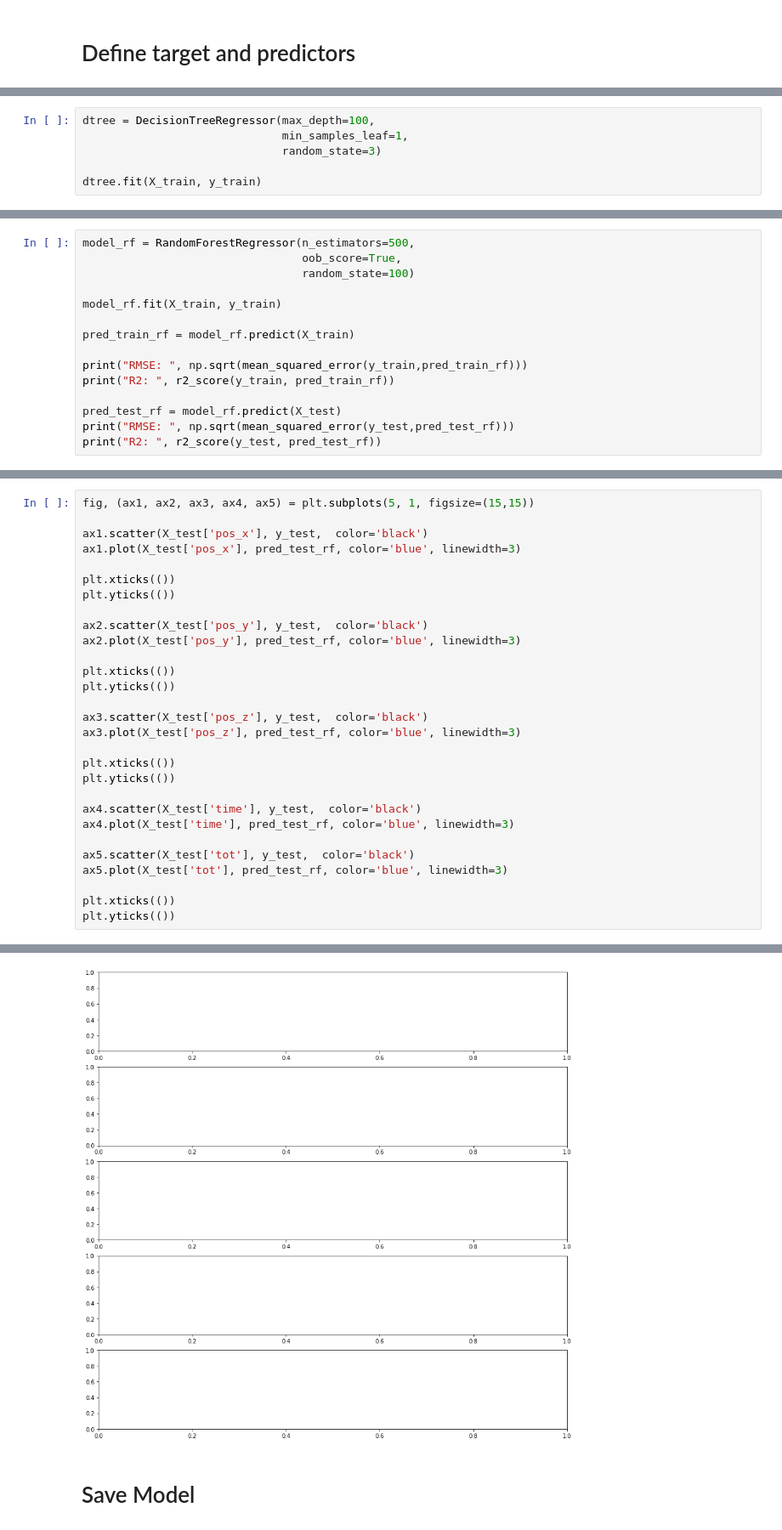
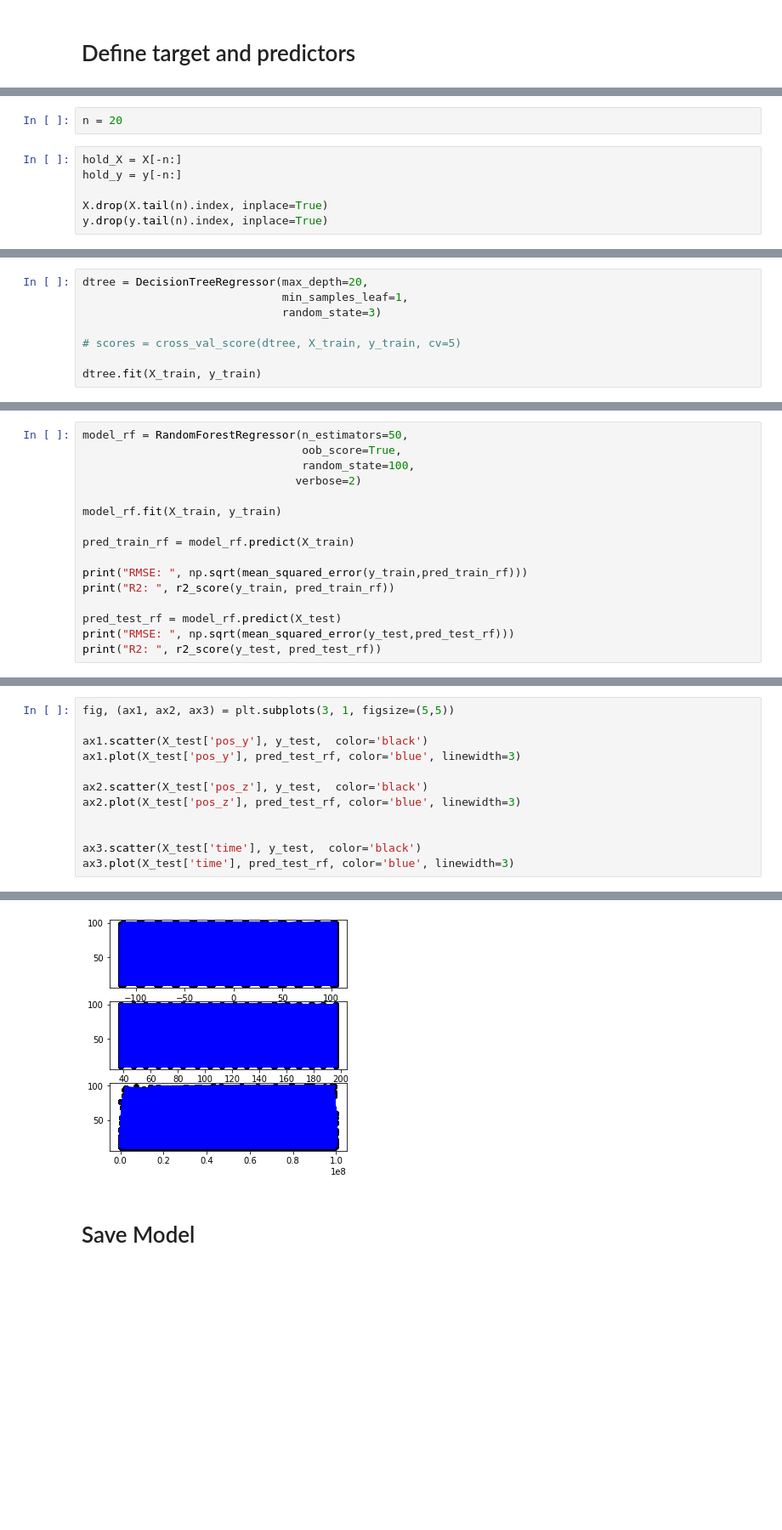
Before and after one commit to shrutirao94/km3net-neutrino-detection, a Jupyter notebook: notebooks/energy_inference/non_linear_regression.ipynb, the cells around one changed output, grey strips where cells are left out. Shown: that part at 85% size. Drawn from its saved outputs; the diff is of its cells as text; blank space fills up the shorter version.

```diff
--- a/notebooks/energy_inference/non_linear_regression.ipynb
+++ b/notebooks/energy_inference/non_linear_regression.ipynb
@@ -79,0 +55,8 @@ Steps:
+# %%
+n = 20
+# %%
+hold_X = X[-n:]
+hold_y = y[-n:]
+
+X.drop(X.tail(n).index, inplace=True)
+y.drop(y.tail(n).index, inplace=True)
@@ -91,7 +83,9 @@ print(X_train.shape); print(X_test.shape)
 # %%
-dtree = DecisionTreeRegressor(max_depth=100,
+dtree = DecisionTreeRegressor(max_depth=20,
                               min_samples_leaf=1,
                               random_state=3)
 
+# scores = cross_val_score(dtree, X_train, y_train, cv=5)
+
 dtree.fit(X_train, y_train)
 # %% [output]
@@ -118,7 +172,8 @@ array([55.756, 17.144, 52.876, ..., 34.485, 52.876, 15.034])
 # %%
-model_rf = RandomForestRegressor(n_estimators=500,
+model_rf = RandomForestRegressor(n_estimators=50,
                                  oob_score=True,
-                                 random_state=100)
+                                 random_state=100,
+                                verbose=2)
 
 model_rf.fit(X_train, y_train)
 
@@ -144,30 +229,13 @@ model_rf.score(X_test, y_test)
 # %%
-fig, (ax1, ax2, ax3, ax4, ax5) = plt.subplots(5, 1, figsize=(15,15))
+fig, (ax1, ax2, ax3) = plt.subplots(3, 1, figsize=(5,5))
 
-ax1.scatter(X_test['pos_x'], y_test,  color='black')
-ax1.plot(X_test['pos_x'], pred_test_rf, color='blue', linewidth=3)
+ax1.scatter(X_test['pos_y'], y_test,  color='black')
+ax1.plot(X_test['pos_y'], pred_test_rf, color='blue', linewidth=3)
 
-plt.xticks(())
-plt.yticks(())
+ax2.scatter(X_test['pos_z'], y_test,  color='black')
+ax2.plot(X_test['pos_z'], pred_test_rf, color='blue', linewidth=3)
 
-ax2.scatter(X_test['pos_y'], y_test,  color='black')
-ax2.plot(X_test['pos_y'], pred_test_rf, color='blue', linewidth=3)
 
-plt.xticks(())
-plt.yticks(())
-
-ax3.scatter(X_test['pos_z'], y_test,  color='black')
-ax3.plot(X_test['pos_z'], pred_test_rf, color='blue', linewidth=3)
-
-plt.xticks(())
-plt.yticks(())
-
-ax4.scatter(X_test['time'], y_test,  color='black')
-ax4.plot(X_test['time'], pred_test_rf, color='blue', linewidth=3)
-
-ax5.scatter(X_test['tot'], y_test,  color='black')
-ax5.plot(X_test['tot'], pred_test_rf, color='blue', linewidth=3)
-
-plt.xticks(())
-plt.yticks(())
+ax3.scatter(X_test['time'], y_test,  color='black')
+ax3.plot(X_test['time'], pred_test_rf, color='blue', linewidth=3)
 # %% [output]
@@ -175,4 +243,4 @@ IndexError: only integers, slices (`:`), ellipsis (`...`), numpy.newaxis (`None`
-[figure, old version]
+[figure, new version]
 # %% [markdown]
 # Save Model
 # %%
```
Also changed, not shown: parts of 35 cells of this notebook.
